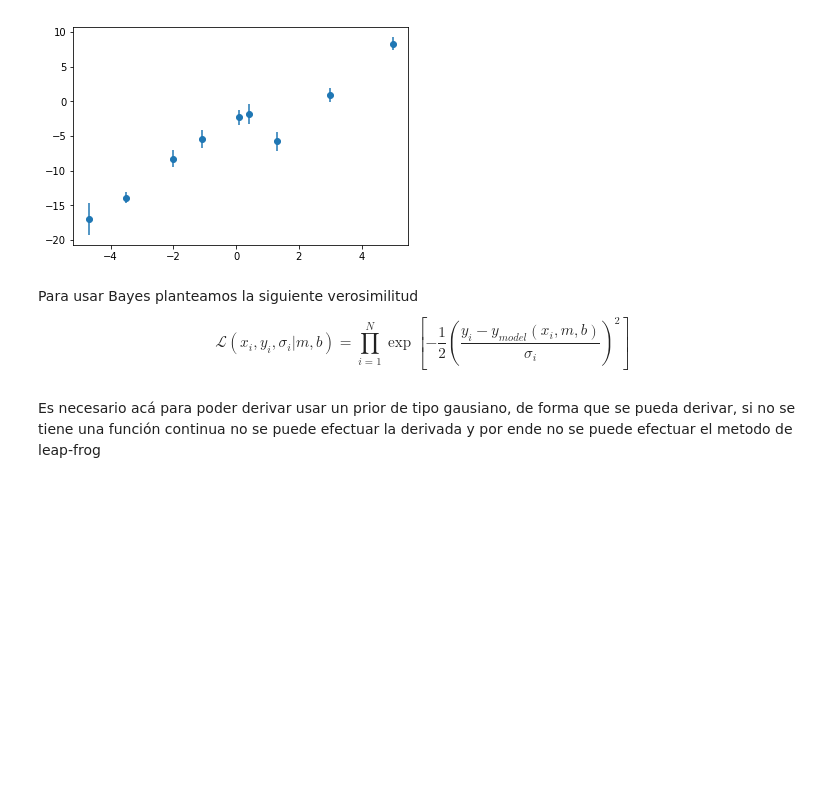
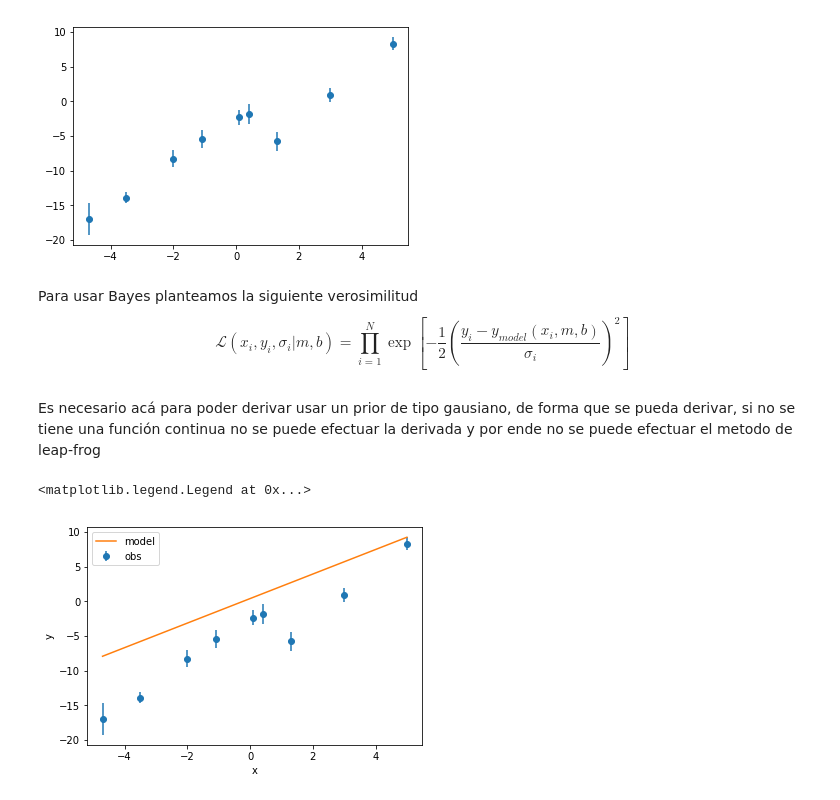
Before and after one commit to JoseMontanaC/Metodos_Computacionales, a Jupyter notebook: Repaso_Ejercicios/Ejercicio_7/Ejercicio_7.ipynb, the cells around one changed output. Cells and saved outputs as stored; diff of their text form; code cells hidden in the pictures; blank space fills up the shorter version.

```diff
--- a/Repaso_Ejercicios/Ejercicio_7/Ejercicio_7.ipynb
+++ b/Repaso_Ejercicios/Ejercicio_7/Ejercicio_7.ipynb
@@ -452,8 +453,8 @@ def Grad_loglikelihood(x_obs, y_obs, sigma_y_obs, m,b):
 def hamiltonian(x_obs, y_obs, sigma_y_obs, m,b , param_momentum):
     """Hamiltoniano: energia cinetica + potencial: K+V
     """
-    m = 100.0
-    K = 0.5 * np.sum(param_momentum**2)/m
+    mass = 100.0 # se le asigna una valor arbitrario a la masa
+    K = 0.5 * np.sum(param_momentum**2)/mass
     V = -loglikelihood(x_obs, y_obs, sigma_y_obs, m,b)
     return K + V
 # %%
@@ -478,21 +480,39 @@ def leapfrog_proposal(x_obs, y_obs, sigma_y_obs,m ,b , param_momentum):
     return new_m, new_b, new_param_momentum
 # %%
 def monte_carlo(x_obs, y_obs, sigma_y_obs, N=5000):
-    m=np.random.random()
-    b=np.random.random()
+    m=[np.random.random()]
+    b=[np.random.random()]
     param_momentum = [np.random.normal(size=2)]
     for i in range(1,N):
-        propuesta_param, propuesta_param_momentum = leapfrog_proposal(x_obs, y_obs, sigma_y_obs, param[i-1], param_momentum[i-1])
-        energy_new = hamiltonian(x_obs, y_obs, sigma_y_obs, propuesta_param, propuesta_param_momentum)
-        energy_old = hamiltonian(x_obs, y_obs, sigma_y_obs, param[i-1], param_momentum[i-1])
+        propuesta_m,propuesta_b, propuesta_param_momentum = leapfrog_proposal(x_obs, y_obs, sigma_y_obs, m[i-1],b[i-1], param_momentum[i-1])
+        energy_new = hamiltonian(x_obs, y_obs, sigma_y_obs, propuesta_m,propuesta_b, propuesta_param_momentum)
+        energy_old = hamiltonian(x_obs, y_obs, sigma_y_obs, m[i-1],b[i-1], param_momentum[i-1])
 
         r = min(1,np.exp(-(energy_new - energy_old)))
         alpha = np.random.random()
         if(alpha<r):
-            param.append(propuesta_param)
+            m.append(propuesta_m)
+            b.append(propuesta_b)
         else:
-            param.append(param[i-1])
-        param_momentum.append(np.random.normal(size=3))
+            m.append(m[i-1])
+            b.append(b[i-1])
+        param_momentum.append(np.random.normal(size=2))
 
-    param = np.array(param)
-    return param
+    m = np.array(m)
+    b = np.array(b)
+    return m,b
+# %%
+m,b = monte_carlo(x_obs, y_obs, sigma_y_obs)
+# %%
+
+x_model = np.linspace(x_obs.min(), x_obs.max(), 100)
+y_model = model(x_model, np.mean(m),np.mean(b))
+
+plt.errorbar(x_obs,y_obs, yerr=sigma_y_obs, fmt='o', label='obs')
+plt.plot(x_model, y_model, label='model')
+plt.xlabel("x")
+plt.ylabel("y")
+plt.legend()
+# %% [output]
+<matplotlib.legend.Legend at 0x...>
+[figure, added]
```
Also changed, not shown: parts of 6 cells of this notebook, 1 other file.
